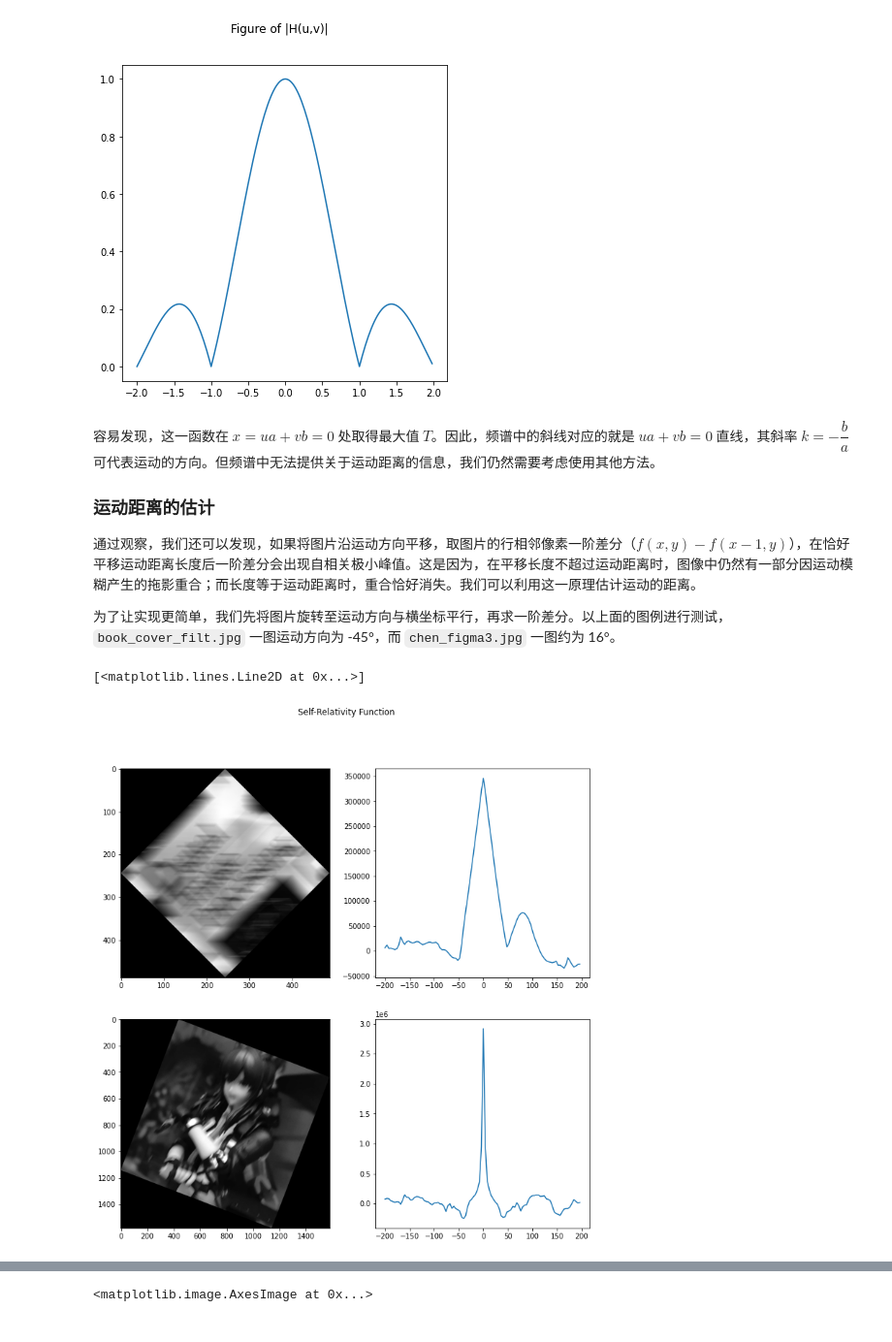
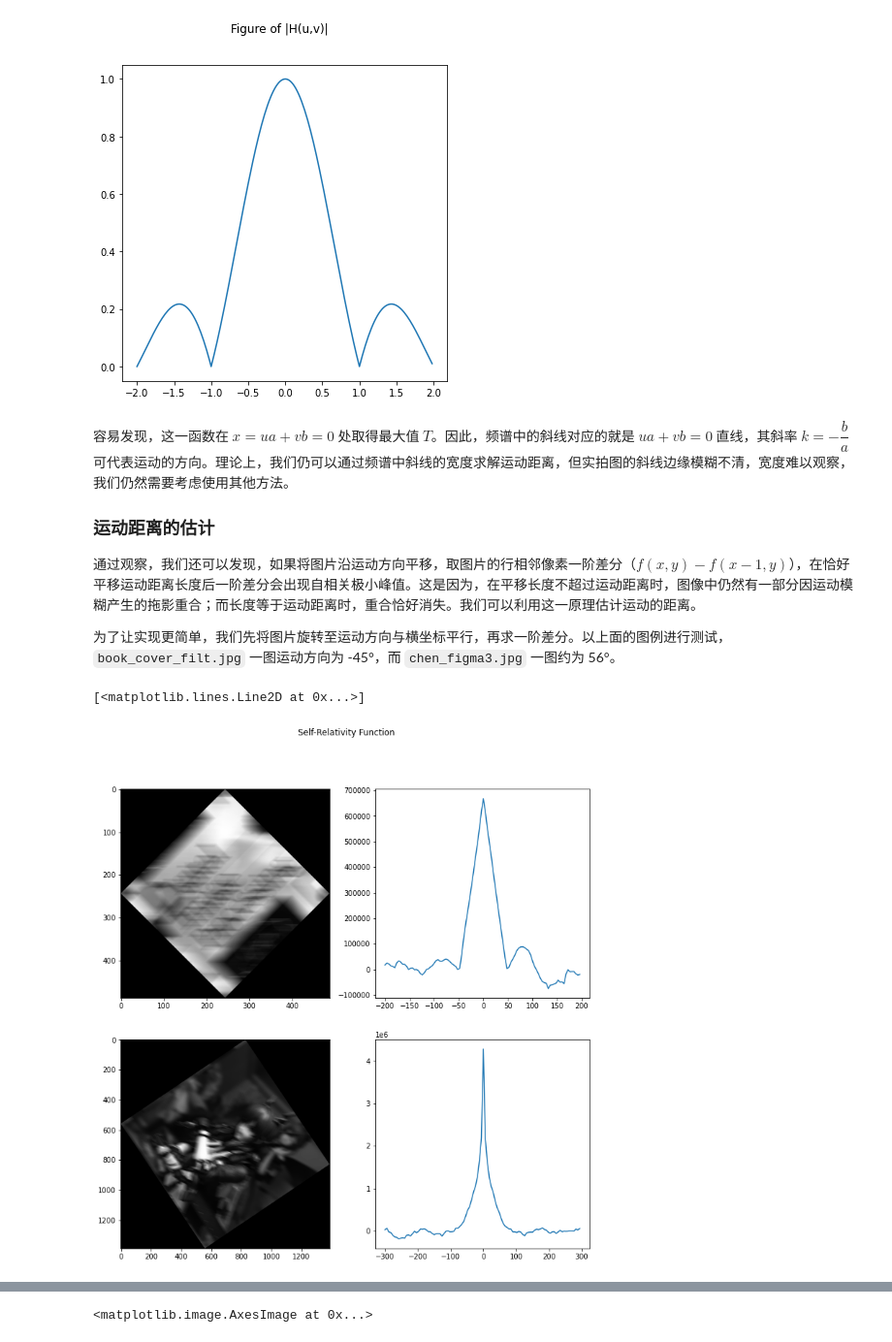
Before and after one commit to KSkun/DIP-Experiments, a Jupyter notebook: motion_degrade/restore.ipynb, the cells around one changed output, grey strips where cells are left out. Shown at 97% size. Saved outputs shown, nothing was run; the diff lists cells and outputs as text; code cells hidden in the pictures.

```diff
--- a/motion_degrade/restore.ipynb
+++ b/motion_degrade/restore.ipynb
@@ -17,14 +17,14 @@ import numpy as np
 book_cover_filt = np.uint8(np.multiply(plt.imread('book_cover_filt.png'), 255))
 book_cover_filt_fft = np.fft.fftshift(np.fft.fft2(book_cover_filt))
 
-chen_figure_filt = plt.imread('chen_figure.jpg')
+chen_figure_filt = np.uint8(np.multiply(plt.imread('chen_figure4_filt.png'), 255))
 chen_figure_filt_fft = np.fft.fftshift(np.fft.fft2(chen_figure_filt))
 
 fig, ((ax11, ax12), (ax21, ax22)) = plt.subplots(2, 2, figsize=(12, 12))
 fig.suptitle('Degraded Images & Spectrums')
 ax11.imshow(book_cover_filt, cmap='gray')
-ax12.imshow(np.log(np.abs(book_cover_filt_fft)), cmap='gray')
+ax12.imshow(np.log(1 + np.abs(book_cover_filt_fft)), cmap='gray')
 ax21.imshow(chen_figure_filt, cmap='gray')
-ax22.imshow(np.log(np.abs(chen_figure_filt_fft)), cmap='gray')
+ax22.imshow(np.log(1 + np.abs(chen_figure_filt_fft)), cmap='gray')
 # %% [output]
 <matplotlib.image.AxesImage at 0x...>
@@ -64,13 +64,13 @@ ax.plot(x, H)
 [<matplotlib.lines.Line2D at 0x...>]
 [figure]
 # %% [markdown]
-容易发现，这一函数在 $x=ua+vb=0$ 处取得最大值 $T$。因此，频谱中的斜线对应的就是 $ua+vb=0$ 直线，其斜率 $k=-\dfrac{b}{a}$ 可代表运动的方向。但频谱中无法提供关于运动距离的信息，我们仍然需要考虑使用其他方法。
+容易发现，这一函数在 $x=ua+vb=0$ 处取得最大值 $T$。因此，频谱中的斜线对应的就是 $ua+vb=0$ 直线，其斜率 $k=-\dfrac{b}{a}$ 可代表运动的方向。理论上，我们仍可以通过频谱中斜线的宽度求解运动距离，但实拍图的斜线边缘模糊不清，宽度难以观察，我们仍然需要考虑使用其他方法。
 
 ### 运动距离的估计
 
 通过观察，我们还可以发现，如果将图片沿运动方向平移，取图片的行相邻像素一阶差分（$f(x, y)-f(x-1, y)$），在恰好平移运动距离长度后一阶差分会出现自相关极小峰值。这是因为，在平移长度不超过运动距离时，图像中仍然有一部分因运动模糊产生的拖影重合；而长度等于运动距离时，重合恰好消失。我们可以利用这一原理估计运动的距离。
 
-为了让实现更简单，我们先将图片旋转至运动方向与横坐标平行，再求一阶差分。以上面的图例进行测试，`book_cover_filt.jpg` 一图运动方向为 -45°，而 `chen_figma3.jpg` 一图约为 16°。
+为了让实现更简单，我们先将图片旋转至运动方向与横坐标平行，再求一阶差分。以上面的图例进行测试，`book_cover_filt.jpg` 一图运动方向为 -45°，而 `chen_figma3.jpg` 一图约为 56°。
 # %%
 # 旋转图片至运动方向与横坐标方向平行，并求一阶差分
 from typing import List
@@ -89,37 +89,41 @@ def rotate_and_diff(img: List[List], angle: float):
     return (img, new_img)
 
 book_cover_r, book_cover_diff = rotate_and_diff(book_cover_filt.copy(), 45)
-chen_figure_r, chen_figure_diff = rotate_and_diff(chen_figure_filt.copy(), -21)
+chen_figure_r, chen_figure_diff = rotate_and_diff(chen_figure_filt.copy(), -56)
 # %%
 # 求出两幅图片的相关性函数
 def get_relativity(img: List[List], shift: int) -> float:
     n, m = (len(img), len(img[0]))
     result = 0
-    for i in range(n // 2 - n // 10, n // 2 + n // 10):
-        for j in range(m // 2 - m // 10, m // 2 + m // 10):
+    for i in range(n // 2 - n // 7, n // 2 + n // 7):
+        for j in range(m // 2 - m // 7, m // 2 + m // 7):
             nj = ((j + shift) % m + m) % m
             result += int(img[i][j]) * int(img[i][nj])
     return result
 
 n_sample = 100
 
-x = [0 for _ in range(n_sample)]
+x1 = [0 for _ in range(n_sample)]
 R1 = [0 for _ in range(n_sample)]
+
+x2 = [0 for _ in range(n_sample)]
 R2 = [0 for _ in range(n_sample)]
 
 for i in range(n_sample):
-    x[i] = -n_sample * 2 + i * 4
-    R1[i] = get_relativity(book_cover_diff, x[i])
-    R2[i] = get_relativity(chen_figure_diff, x[i])
+    x1[i] = -n_sample * 2 + i * 4
+    R1[i] = get_relativity(book_cover_diff, x1[i])
+
+    x2[i] = -n_sample * 3 + i * 6
+    R2[i] = get_relativity(chen_figure_diff, x2[i])
 
 fig, ((ax11, ax12), (ax21, ax22)) = plt.subplots(2, 2, figsize=(12, 12))
 fig.suptitle('Self-Relativity Function')
 
 ax11.imshow(book_cover_r, cmap='gray')
-ax12.plot(x, R1)
+ax12.plot(x1, R1)
 ax21.imshow(chen_figure_r, cmap='gray')
-ax22.plot(x, R2)
+ax22.plot(x2, R2)
 # %% [output]
 [<matplotlib.lines.Line2D at 0x...>]
-[figure, old version]
+[figure, new version]
 # %% [markdown]
```
Also changed, not shown: parts of 14 cells of this notebook, 7 other files.
